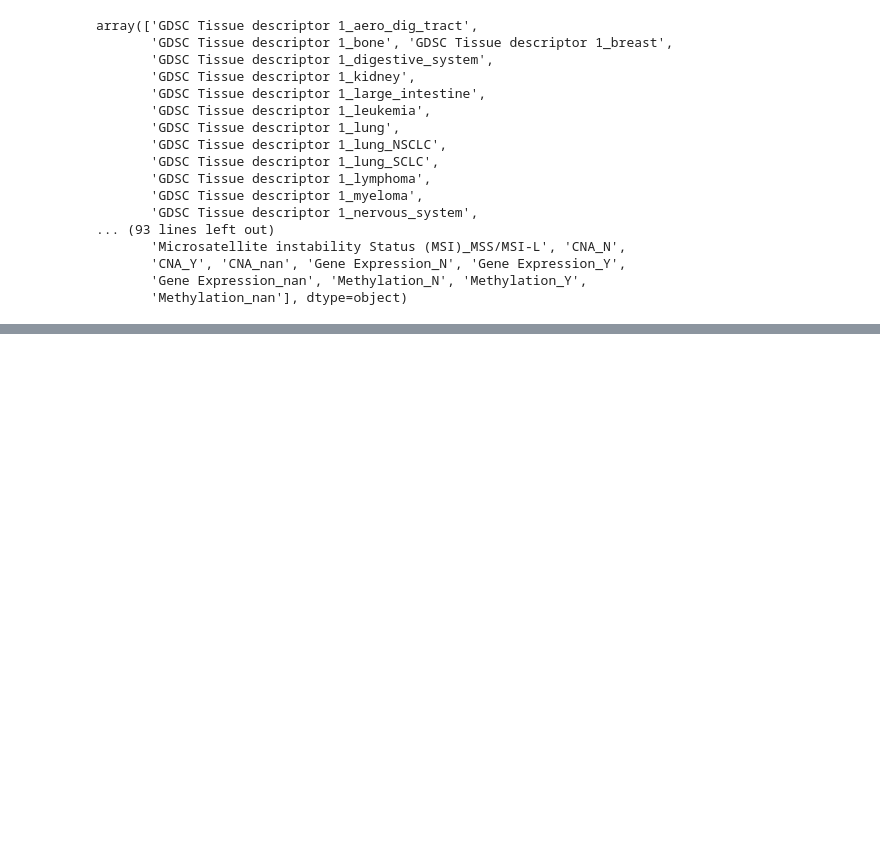
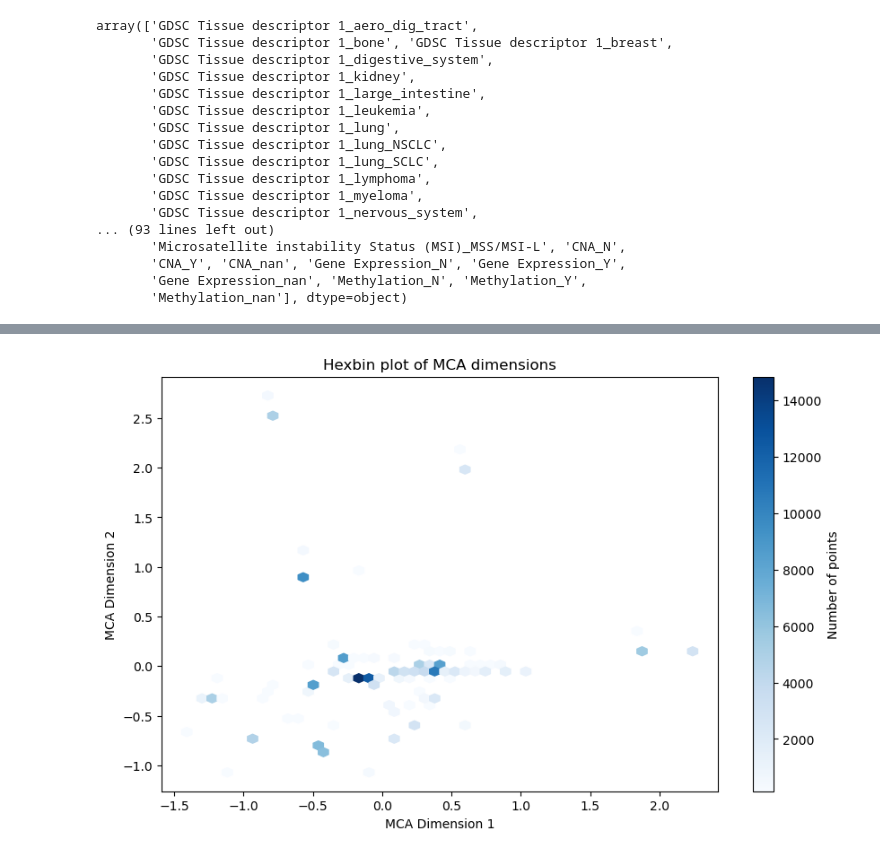
Before and after one commit to hongsheng-lai/ML_GDSC, a Jupyter notebook: main.ipynb, the cells around one changed output, grey strips where cells are left out. Saved outputs shown, nothing was run; the diff lists cells and outputs as text; code cells hidden in the pictures; blank space fills up the shorter version.

```diff
--- a/main.ipynb
+++ b/main.ipynb
@@ -329,0 +406,18 @@ ModuleNotFoundError: No module named 'prince'
+# %%
+plt.figure(figsize=(10, 6))
+
+plt.hexbin(
+    mca_result['Dim1'],
+    mca_result['Dim2'],
+    gridsize=50,
+    cmap='Blues',
+    mincnt=1
+)
+
+plt.colorbar(label='Number of points')
+plt.title('Hexbin plot of MCA dimensions')
+plt.xlabel('MCA Dimension 1')
+plt.ylabel('MCA Dimension 2')
+plt.show()
+# %% [output]
+[figure, added]
```
Also changed, not shown: parts of 8 cells of this notebook, 6 other files.
